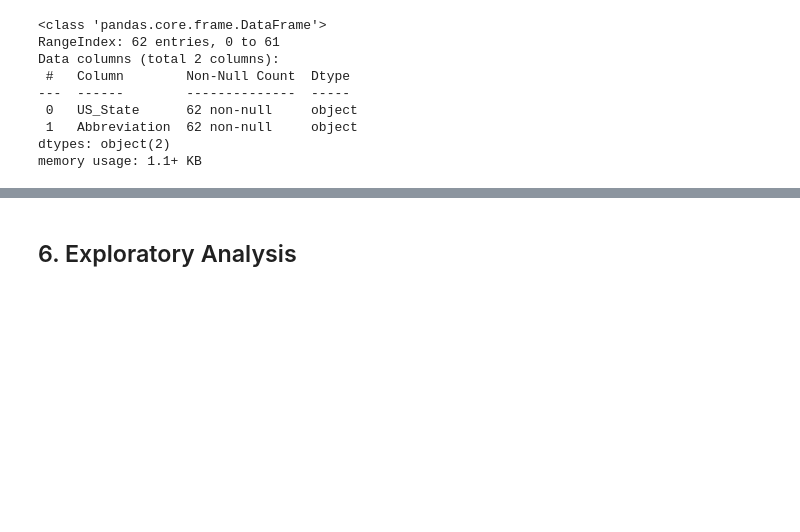
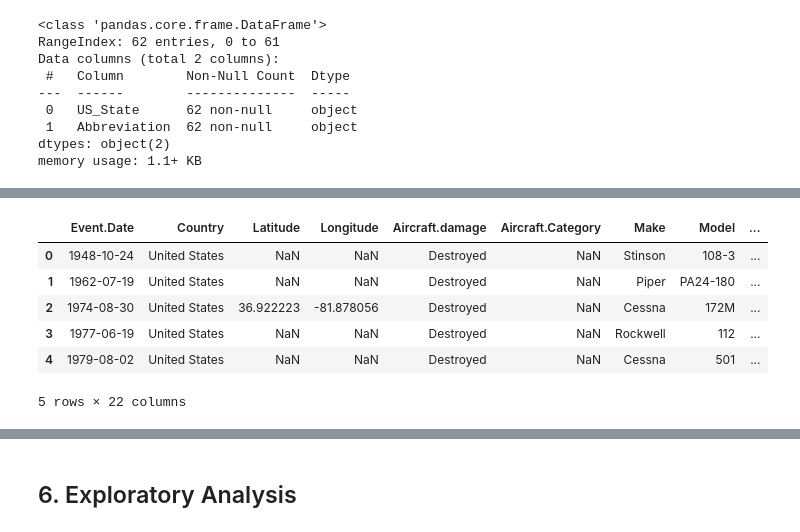
Before and after one commit to Sharon-Mukami/Phase_1-DataAnalysis-Project, a Jupyter notebook: Phase_1_project.ipynb, the cells around one changed output, grey strips where cells are left out. Drawn from its saved outputs; the diff is of its cells as text; code cells hidden in the pictures; blank space fills up the shorter version.

Commit message:
i)Data cleaning

```diff
--- a/Phase_1_project.ipynb
+++ b/Phase_1_project.ipynb
@@ -39,7 +39,7 @@ import seaborn as sns
 # %% [markdown]
 ## 2. Reading the Data
 # %%
-aviation_data=pd.read_csv('/AviationData.csv',encoding='latin1',dtype='unicode')
+aviation_data=pd.read_csv('/content/AviationData.csv',encoding='latin1',dtype='unicode')
 # %%
 aviation_data
 # %% [output]
@@ -172,0 +194,4 @@ Making sure your data matches something outside of the dataset is very important
+# %%
+columns_to_drop=['Event.Id','Investigation.Type','Accident.Number','Airport.Code','Airport.Name','Registration.Number','FAR.Description','Schedule','Air.carrier','Publication.Date']
+aviation_data2=aviation_data.drop(columns_to_drop,axis=1)
+aviation_data2.head()
@@ -172,0 +206,14 @@ Making sure your data matches something outside of the dataset is very important
+# %%
+aviation_data2['City']=aviation_data2['Location'].str.split(',').str[0]
+aviation_data2['State']=aviation_data2['Location'].str.split(',').str[1]
+aviation_data2['InjurySeverity.Type']=aviation_data2['Injury.Severity'].str.split('(').str[0]
+aviation_data3=aviation_data2.drop(['Location','Injury.Severity'],axis=1)
+aviation_data3.head()
+# %% [output]
+|  | Event.Date | Country | Latitude | Longitude | Aircraft.damage | Aircraft.Category | Make | Model | ... |
+| 0 | 1948-10-24 | United States | NaN | NaN | Destroyed | NaN | Stinson | 108-3 | ... |
+| 1 | 1962-07-19 | United States | NaN | NaN | Destroyed | NaN | Piper | PA24-180 | ... |
+| 2 | 1974-08-30 | United States | 36.922223 | -81.878056 | Destroyed | NaN | Cessna | 172M | ... |
+| 3 | 1977-06-19 | United States | NaN | NaN | Destroyed | NaN | Rockwell | 112 | ... |
+| 4 | 1979-08-02 | United States | NaN | NaN | Destroyed | NaN | Cessna | 501 | ... |
+5 rows × 22 columns
```
Also changed, not shown: parts of 15 cells of this notebook.
